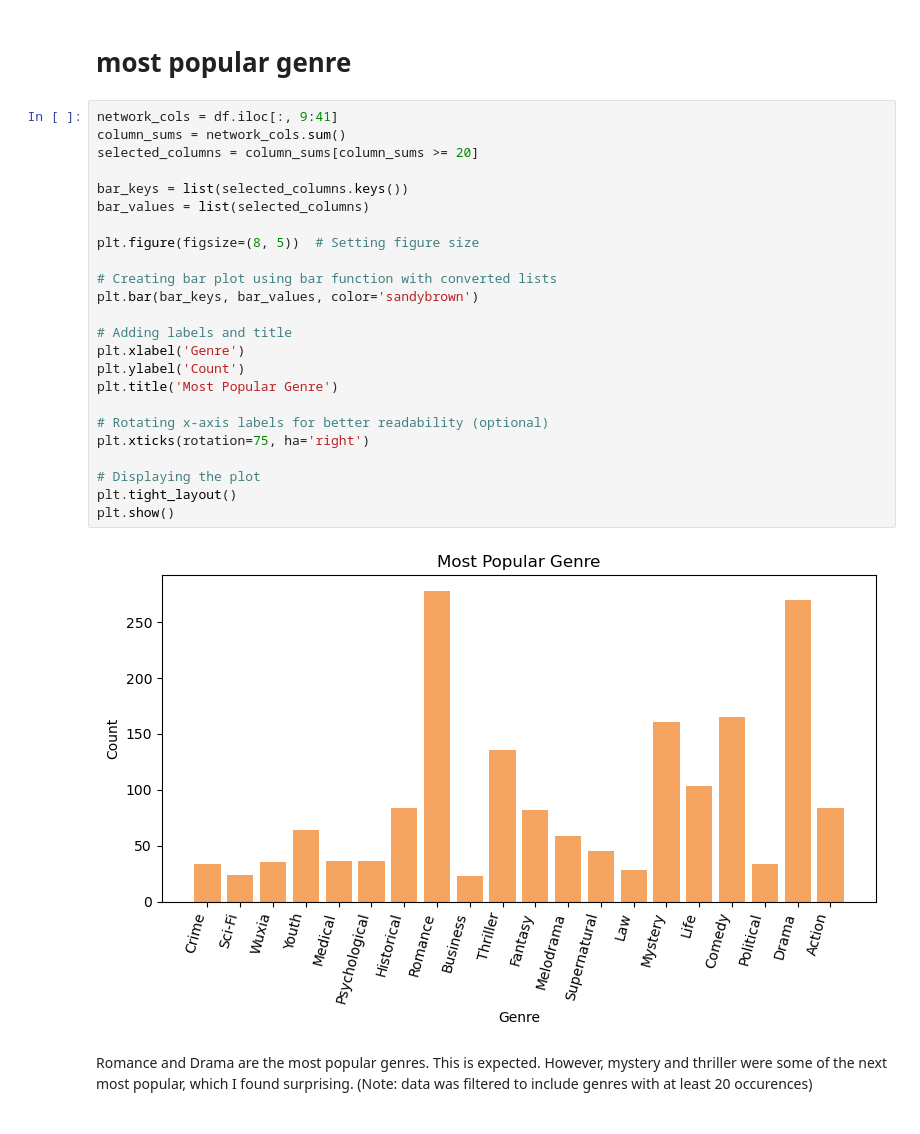
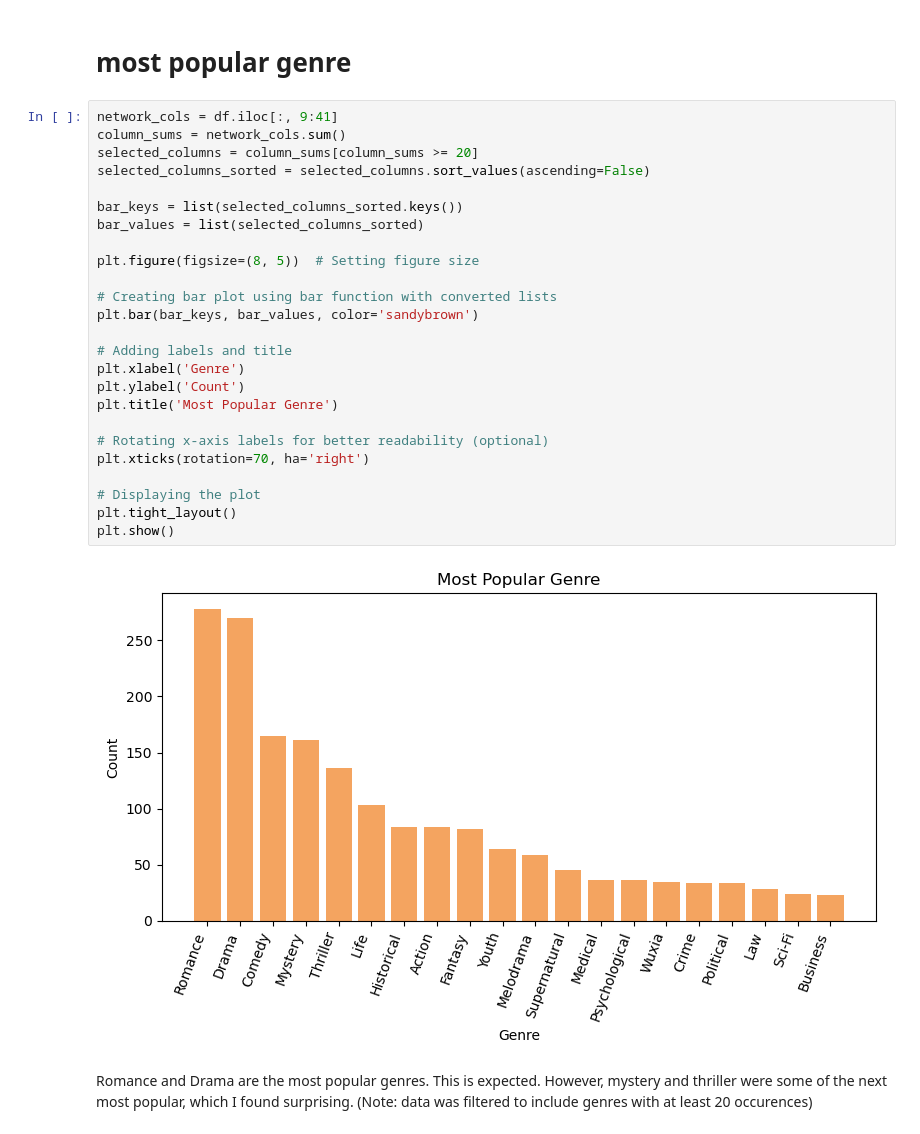
Before and after one commit to camilla47/KoreanDramaRankings, a Jupyter notebook: code/eda.ipynb, the cells around one changed output. Cells and saved outputs as stored; diff of their text form.

```diff
--- a/code/eda.ipynb
+++ b/code/eda.ipynb
@@ -196,28 +197,29 @@ iQiyi, Youku, and SBS, and tvN had the highest number of dramas in the top 500.
 # %%
 network_cols = df.iloc[:, 9:41]
 column_sums = network_cols.sum()
 selected_columns = column_sums[column_sums >= 20]
+selected_columns_sorted = selected_columns.sort_values(ascending=False)
 
-bar_keys = list(selected_columns.keys())
-bar_values = list(selected_columns)
+bar_keys = list(selected_columns_sorted.keys())
+bar_values = list(selected_columns_sorted)
 
 plt.figure(figsize=(8, 5))  # Setting figure size
 
 # Creating bar plot using bar function with converted lists
 plt.bar(bar_keys, bar_values, color='sandybrown')
 
 # Adding labels and title
 plt.xlabel('Genre')
 plt.ylabel('Count')
 plt.title('Most Popular Genre')
 
 # Rotating x-axis labels for better readability (optional)
-plt.xticks(rotation=75, ha='right')
+plt.xticks(rotation=70, ha='right')
 
 # Displaying the plot
 plt.tight_layout()
 plt.show()
 # %% [output]
-[figure, old version]
+[figure, new version]
 # %% [markdown]
 Romance and Drama are the most popular genres. This is expected. However, mystery and thriller were some of the next most popular, which I found surprising. (Note: data was filtered to include genres with at least 20 occurences)
```
Also changed, not shown: parts of 1 cell of this notebook, 2 other files.
